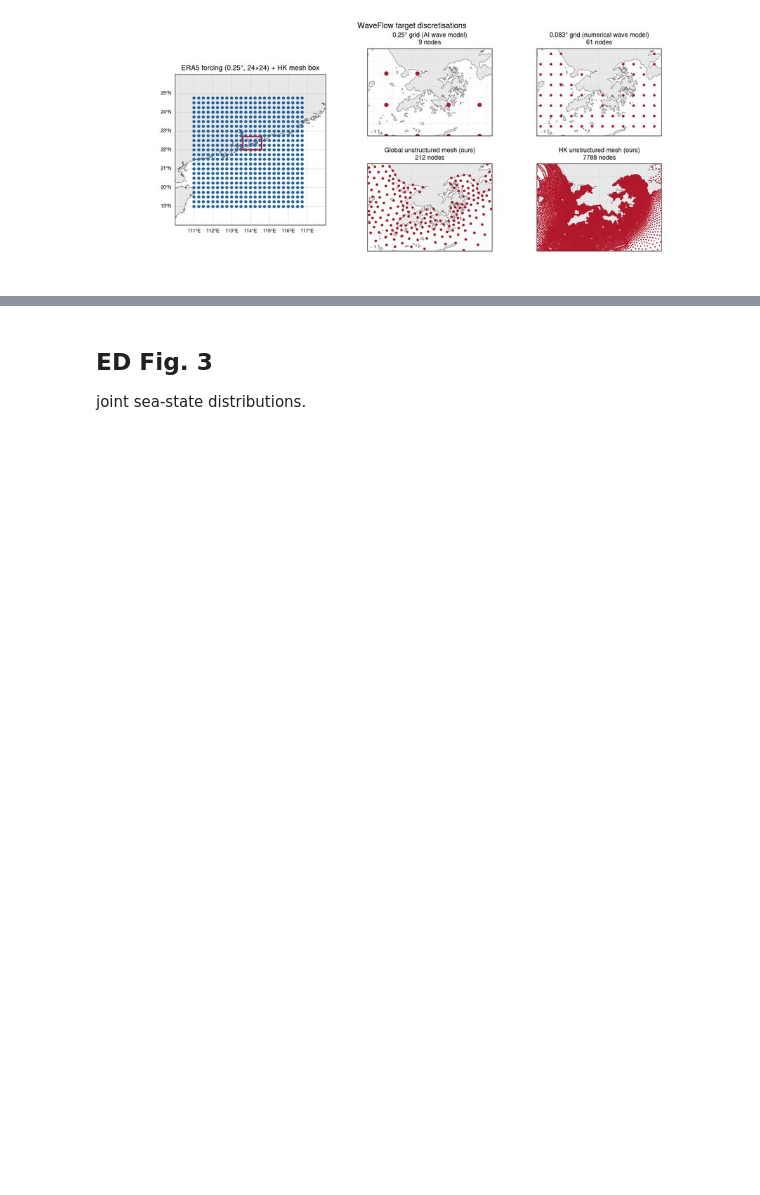
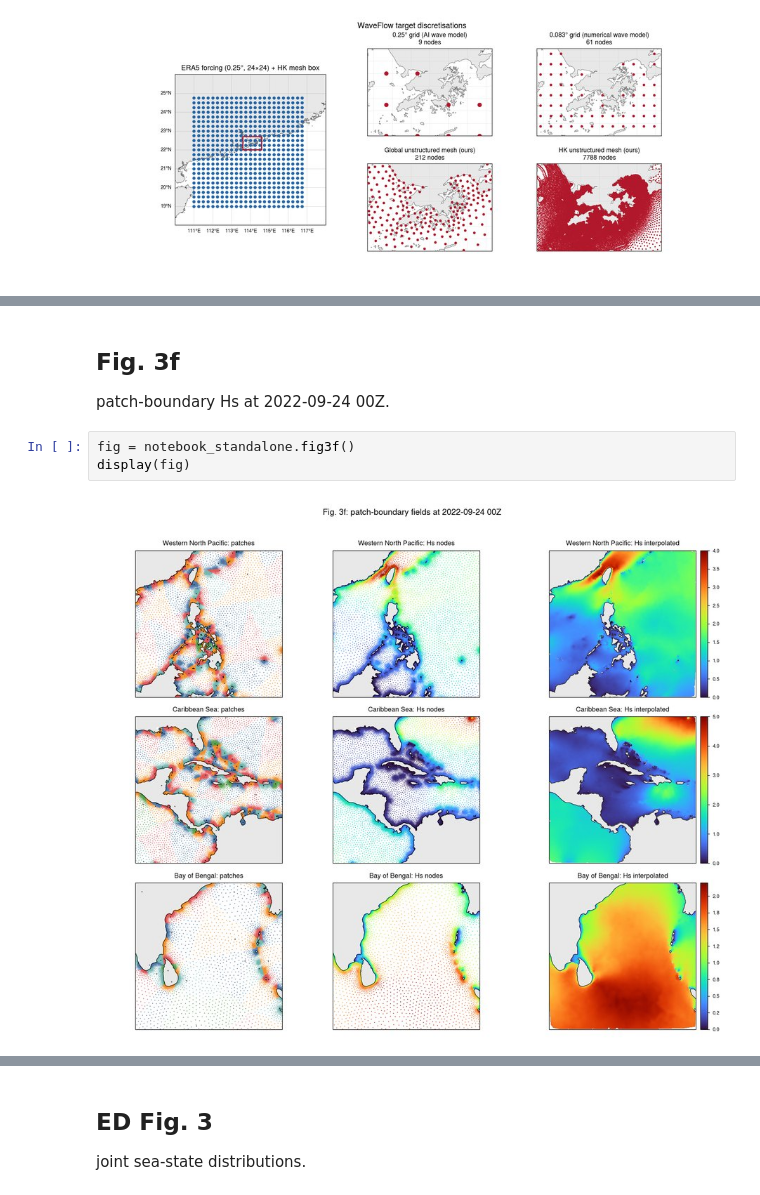
Before and after one commit to Leroy-Xiong/WaveFlow, a Jupyter notebook: notebooks/waveflow_reproduce.ipynb, the cells around one changed output, grey strips where cells are left out. Cells and saved outputs as stored; diff of their text form; blank space fills up the shorter version.

```diff
--- a/notebooks/waveflow_reproduce.ipynb
+++ b/notebooks/waveflow_reproduce.ipynb
@@ -38,0 +51,9 @@ fixed patch partitions and patch-boundary fields.
+# %% [markdown]
+## Fig. 3f
+
+patch-boundary Hs at 2022-09-24 00Z.
+# %%
+fig = notebook_standalone.fig3f()
+display(fig)
+# %% [output]
+[figure, added]
```
Also changed, not shown: parts of 29 cells of this notebook, 3 other files.
